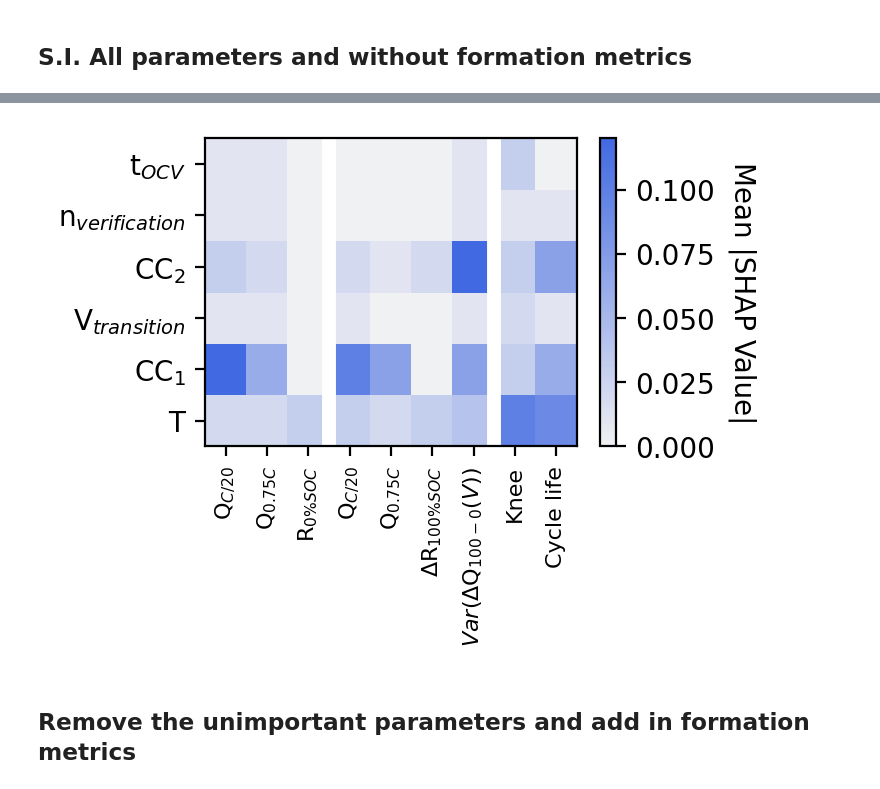
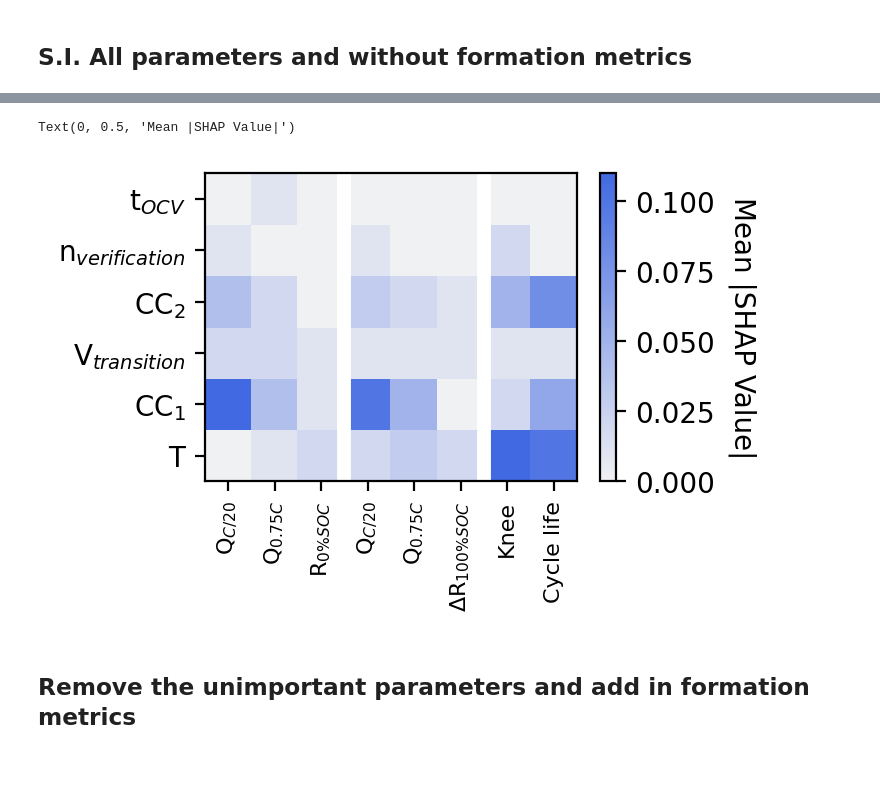
Before and after one commit to cx26/formation-analysis, a Jupyter notebook: notebooks/FP1_fig_2.ipynb, the cells around one changed output, grey strips where cells are left out. Drawn from its saved outputs; the diff is of its cells as text; code cells hidden in the pictures.

Commit message:
Update the plotting functions

```diff
--- a/notebooks/FP1_fig_2.ipynb
+++ b/notebooks/FP1_fig_2.ipynb
@@ -141,8 +141,8 @@ def get_optimal_param_shap(chosen, y, columns, model, seed, plot, normalize):
     MAPE_test = mean_absolute_percentage_error(predictions, y_test)
     R_2_test = pearsonr(predictions, y_test)
 
-    print('Train MAE = '+str(MAPE) , 'Train RMSE = '+str(np.around(RMSE,1)),
-                            'Test MAE = '+str(MAPE_test), 'Test RMSE = '+str(np.around(RMSE_test,1)))
+    print('Train MAPE = '+str(round(MAPE, 3)) , 'Train RMSE = '+str(np.around(RMSE,3)),
+                            'Test MAPE = '+str(round(MAPE_test,3)), 'Test RMSE = '+str(np.around(RMSE_test,3)))
     if plot:
         fig, ax = plt.subplots(dpi = 150)
         ax.scatter(y_train, trains, label = 'trainings')
@@ -177,7 +177,7 @@ def get_optimal_param_shap(chosen, y, columns, model, seed, plot, normalize):
 # %%
 def get_feature_importance(model, X, label):
 
-    fig = plt.subplots(dpi = 150)
+    # fig = plt.subplots(dpi = 150)
     explainer = shap.TreeExplainer(model.best_estimator_)
     shap_values = explainer(X)
 #     cmap = sns.color_palette("light:royalblue", as_cmap=True)
@@ -189,8 +189,8 @@ def get_feature_importance(model, X, label):
     d = {'names': X.columns, 'values': (np.abs(shap_values.values).mean(0)).round(2)}
     df = pd.DataFrame(d)
 
-    shap.summary_plot(shap_values, X, plot_size=(7,5), sort=True, show = False)
-    plt.xlabel(label)
+    # shap.summary_plot(shap_values, X, plot_size=(7,5), sort=True, show = False)
+    # plt.xlabel(label)
 
     return explainer, df
 # %% [markdown]
@@ -247,12 +247,14 @@ Train MAE = 0.1995337840983113 Train RMSE = 0.1 Test MAE = 0.39787316474077794 T
 ## S.I. All parameters and without formation metrics
 # %%
 # set random seeds
-rng = np.random.default_rng(12345) ### seed for the random number generator and results may change depending on the seed
-rints = rng.integers(low=0, high=100, size=1)
+# rng = np.random.default_rng(12345) ### seed for the random number generator and results may change depending on the seed
+# rints = rng.integers(low=0, high=100, size=1)
+
+rints = np.array([726])
 
 df = pd.DataFrame()
 # targets = ['1st_ch_cap', '1st_disch_cap',  'r_d_5_30s', 'regu_knee', 'regu_life']
-targets = ['rpt_low_cap_0', 'regu_cap_0',  'r_d_0_10s_0', 'rpt_low_cap_' + str(cycle), 'regu_cap_'+ str(cycle),  'r_d_0_10s_' + str(cycle), 'rpt_low_var',  'regu_knee', 'regu_life']
+targets = ['rpt_low_cap_0', 'regu_cap_0',  'r_d_0_10s_0', 'rpt_low_cap_' + str(cycle), 'regu_cap_'+ str(cycle),  'r_d_0_10s_' + str(cycle), 'regu_knee', 'regu_life']
 columns = ['formation_temperature',  'formation_charge_current_1', 'formation_cutoff_voltage_1',
        'formation_charge_current_2', 'formation_verification_repeat', 'ocv_time']
 
@@ -271,12 +273,14 @@ for i in range(len(targets)):
         chosen = chosen[[target]+columns].dropna(axis = 'rows')
         chosen = chosen.astype('float')
         model, X, _, _, rmse, _, _, r_2 = get_optimal_param_shap(chosen, target, columns, model, rint, plot, normalize)
-        explainer, d = get_feature_importance(model, X)
+        explainer, d = get_feature_importance(model, X, '')
         d.loc[len(d.index)] = ['rmse', rmse]
         d.loc[len(d.index)+1] = ['r_2', r_2]
         if r == 0:
             df = d
         else:
             df = df.merge(d, how = 'left', on = 'names')
-    result[:, i] = df.mean(axis = 1)
+    result[:, i] = df.iloc[:, 1:].mean(axis = 1)
+
+### please note that the model prediction errors may change
 # %% [output]
@@ -310,28 +326,29 @@ Dropping of nuisance columns in DataFrame reductions (with 'numeric_only=None')
 # %%
 result_wo_error = result[:-2, :]
 # result_wo_error_norm = (result_wo_error - result_wo_error.min(axis = 0))/(result_wo_error.max(axis = 0) - result_wo_error.min(axis = 0))
 sub = result_wo_error
 fig, ax = plt.subplots(figsize = (3, 2), dpi = 200)
 colormap = sns.color_palette("light:royalblue", as_cmap=True)
 c = plt.pcolor(sub, cmap = colormap, vmax = sub.max(), vmin = sub.min())
 cbar = fig.colorbar(c, ax = ax)
 ax.set_xticks(np.arange(sub.shape[1]) + 0.5, minor=False)
 ax.set_yticks(np.arange(sub.shape[0]) + 0.5, minor=False)
 plt.xticks(rotation = 90)
 cbar.ax.get_yaxis().labelpad = 15
 ynames = [ "T",  "CC$_{1}$", "V$_{transition}$", "CC$_{2}$", 'n$_{verification}$', 't$_{OCV}$']
 ax.set_yticklabels(ynames)
 
 # names = ['1$^{st}$ cycle Q$_{charge}$', '1$^{st}$ cycle Q$_{discharge}$', '$\Delta$Q$_{C/20}$', '$\Delta$R$_{SOC@0\%}$', 'knee', 'cycle life']
-names = ['Q$_{C/20}$', 'Q$_{0.75C}$', 'R$_{0\% SOC}$', 'Q$_{C/20}$', 'Q$_{0.75C}$', '$\Delta$R$_{100\%SOC}$', '$Var(\Delta$Q$_{100-0}(V)$)', 'Knee', 'Cycle life']
+names = ['Q$_{C/20}$', 'Q$_{0.75C}$', 'R$_{0\% SOC}$', 'Q$_{C/20}$', 'Q$_{0.75C}$', '$\Delta$R$_{100\%SOC}$', 'Knee', 'Cycle life']
 
 ax.set_xticklabels(names, rotation = 90, fontsize = 8)
 ax.axvline(x=3, color='white', linewidth = 5)
-ax.axvline(x=7, color='white', linewidth = 5)
+ax.axvline(x=6, color='white', linewidth = 5)
 cbar.ax.set_ylabel('Mean |SHAP Value|', rotation=270)
-plt.savefig('Figs/SI_SHAP_matrix.pdf', transparent = True, bbox_inches='tight')
+# plt.savefig('Figs/SI_SHAP_matrix.pdf', transparent = True, bbox_inches='tight')
 # %% [output]
+Text(0, 0.5, 'Mean |SHAP Value|')
-[figure, old version]
+[figure, new version]
 # %% [markdown]
 ## Remove the unimportant parameters and add in formation metrics
 # %%
```
Also changed, not shown: parts of 3 cells of this notebook.
